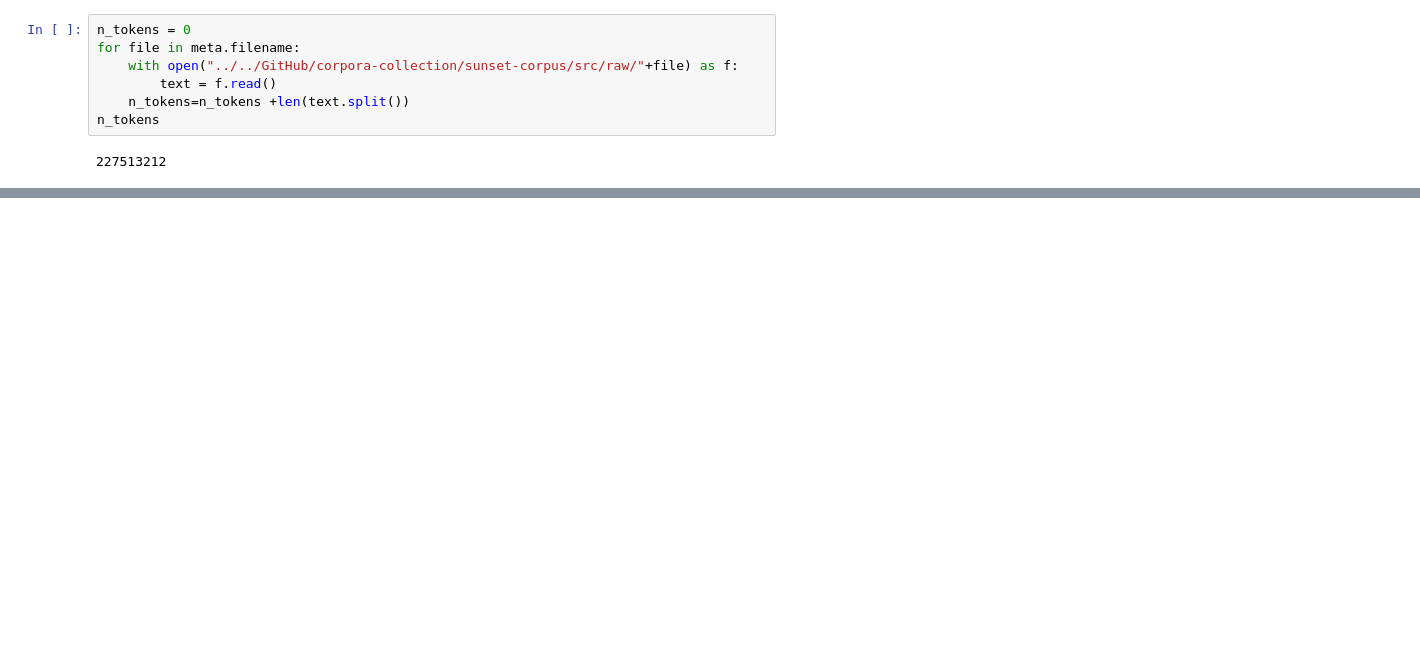
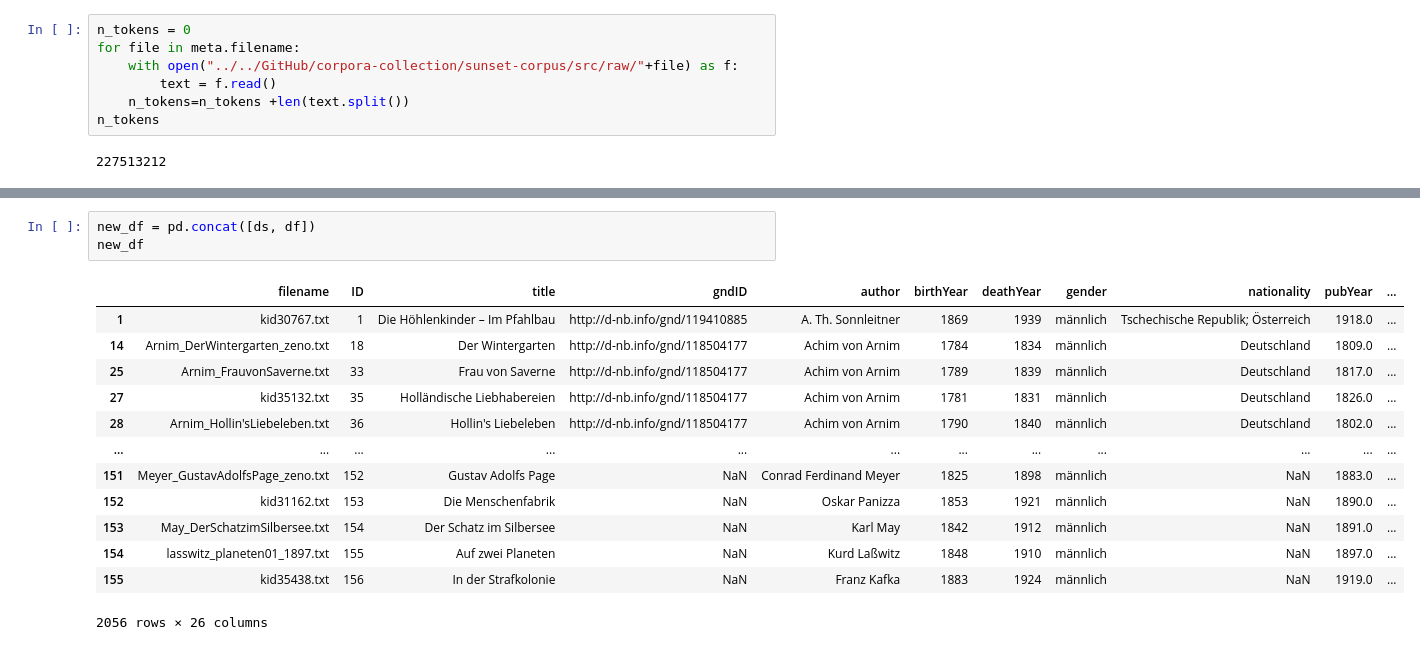
Before and after one commit to DanielKababgi/setting-detection-chr2027, a Jupyter notebook: dataset-exploration.ipynb, the cells around one changed output, grey strips where cells are left out. Drawn from its saved outputs; the diff is of its cells as text; blank space fills up the shorter version.

```diff
--- a/dataset-exploration.ipynb
+++ b/dataset-exploration.ipynb
@@ -138,0 +139,17 @@ n_tokens
+# %%
+new_df = pd.concat([ds, df])
+new_df
+# %% [output]
+|  | filename | ID | title | gndID | author | birthYear | deathYear | gender | nationality | pubYear | ... |
+| 1 | kid30767.txt | 1 | Die Höhlenkinder – Im Pfahlbau | http://d-nb.info/gnd/119410885 | A. Th. Sonnleitner | 1869 | 1939 | männlich | Tschechische Republik; Österreich | 1918.0 | ... |
+| 14 | Arnim_DerWintergarten_zeno.txt | 18 | Der Wintergarten | http://d-nb.info/gnd/118504177 | Achim von Arnim | 1784 | 1834 | männlich | Deutschland | 1809.0 | ... |
+| 25 | Arnim_FrauvonSaverne.txt | 33 | Frau von Saverne | http://d-nb.info/gnd/118504177 | Achim von Arnim | 1789 | 1839 | männlich | Deutschland | 1817.0 | ... |
+| 27 | kid35132.txt | 35 | Holländische Liebhabereien | http://d-nb.info/gnd/118504177 | Achim von Arnim | 1781 | 1831 | männlich | Deutschland | 1826.0 | ... |
+| 28 | Arnim_Hollin'sLiebeleben.txt | 36 | Hollin's Liebeleben | http://d-nb.info/gnd/118504177 | Achim von Arnim | 1790 | 1840 | männlich | Deutschland | 1802.0 | ... |
+| ... | ... | ... | ... | ... | ... | ... | ... | ... | ... | ... | ... |
+| 151 | Meyer_GustavAdolfsPage_zeno.txt | 152 | Gustav Adolfs Page | NaN | Conrad Ferdinand Meyer | 1825 | 1898 | männlich | NaN | 1883.0 | ... |
+| 152 | kid31162.txt | 153 | Die Menschenfabrik | NaN | Oskar Panizza | 1853 | 1921 | männlich | NaN | 1890.0 | ... |
+| 153 | May_DerSchatzimSilbersee.txt | 154 | Der Schatz im Silbersee | NaN | Karl May | 1842 | 1912 | männlich | NaN | 1891.0 | ... |
+| 154 | lasswitz_planeten01_1897.txt | 155 | Auf zwei Planeten | NaN | Kurd Laßwitz | 1848 | 1910 | männlich | NaN | 1897.0 | ... |
+| 155 | kid35438.txt | 156 | In der Strafkolonie | NaN | Franz Kafka | 1883 | 1924 | männlich | NaN | 1919.0 | ... |
+2056 rows × 26 columns
```
Also changed, not shown: parts of 19 cells of this notebook, 1 other file.
